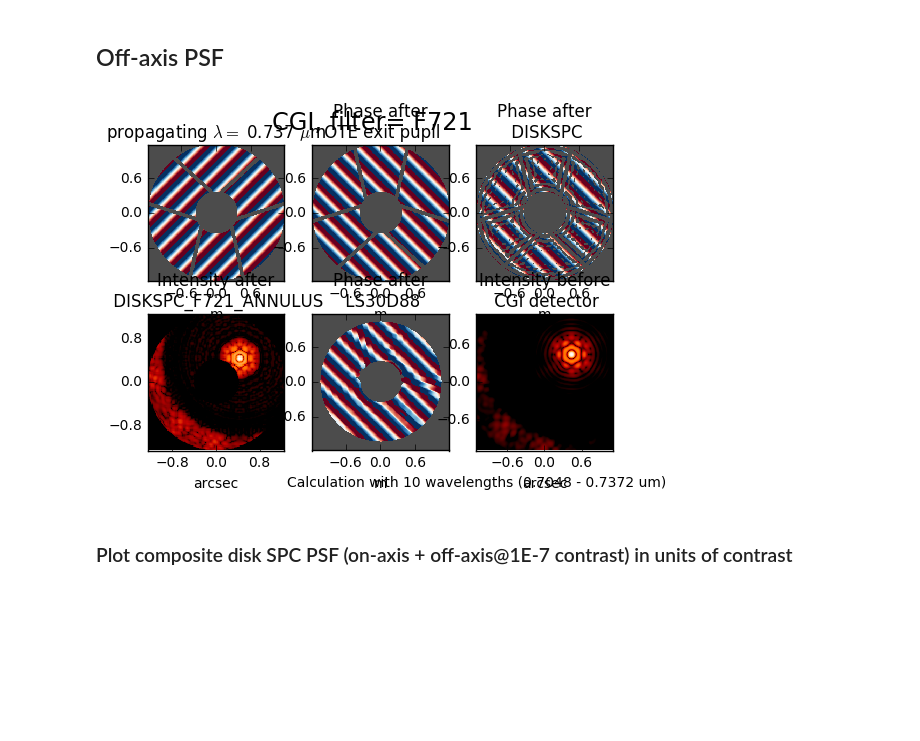
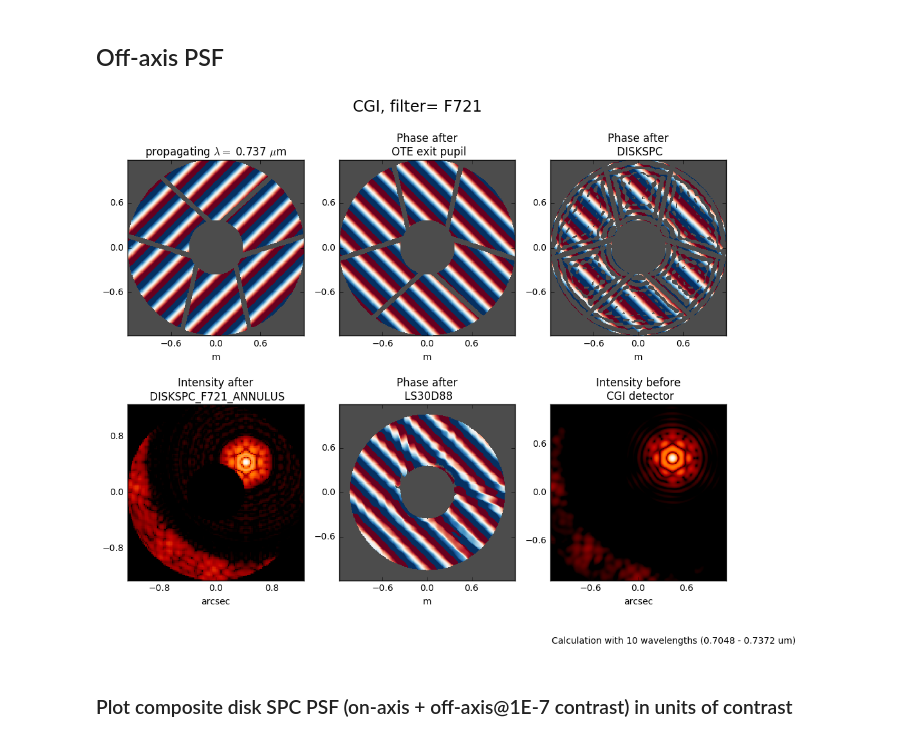
Before and after one commit to spacetelescope/webbpsf, a Jupyter notebook: notebooks/wfirst_cgi_demo.ipynb, the cells around one changed output. Cells and saved outputs as stored; diff of their text form; code cells hidden in the pictures; blank space fills up the shorter version.

```diff
--- a/notebooks/wfirst_cgi_demo.ipynb
+++ b/notebooks/wfirst_cgi_demo.ipynb
@@ -204,10 +207,11 @@ webbpsf.display_psf(diskpsf_onax,ext=1,vmin=1e-11, vmax=1e-9)
 diskcg.options['source_offset_r'] = 0.6 # arcsec
 diskcg.options['source_offset_theta'] = -45. # deg w.r.t. North
 # %%
+plt.figure(figsize=(12,9))
 diskpsf_offax = diskcg.calc_psf(fov_arcsec=2.2, display=True)
 diskpsf_offax_peak = diskpsf_offax[1].data.max()
 # %% [output]
-[figure, old version]
+[figure, new version]
 # %%
 # Form a simple bright companion scene by summing the on-axis and off-axis PSF, the latter scaled by 1E-7.
 comb_img = (diskpsf_onax[1].data + diskpsf_offax[1].data*1e-7)/diskpsf_offax_peak # Contrast units
```
Also changed, not shown: parts of 5 cells of this notebook.
